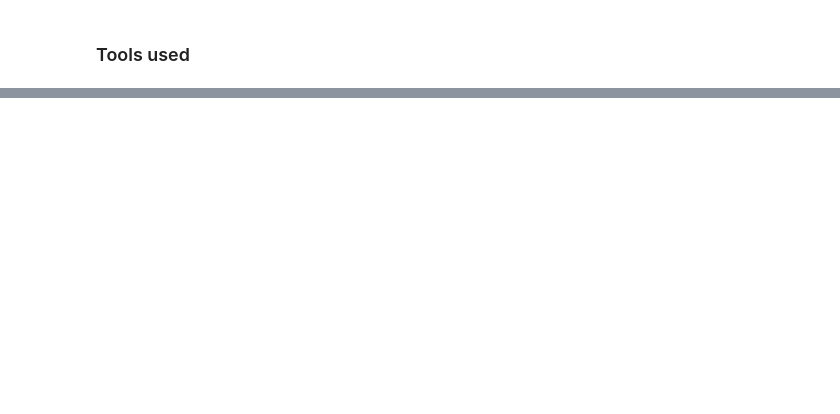
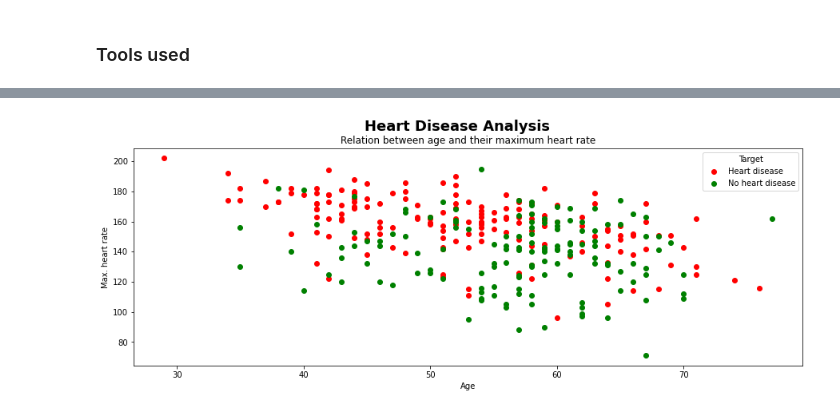
Before and after one commit to Ritsch1/Heart-Disease-Classifier, a Jupyter notebook: notebooks/Heart-Disease-Classification.ipynb, the cells around one changed output, grey strips where cells are left out. Cells and saved outputs as stored; diff of their text form; code cells hidden in the pictures; blank space fills up the shorter version.

```diff
--- a/notebooks/Heart-Disease-Classification.ipynb
+++ b/notebooks/Heart-Disease-Classification.ipynb
@@ -95,0 +211,4 @@ from sklearn.model_selection import train_test_split, cross_val_score, Randomize
+# %%
+#thalach-feature relation age-feature
+thalach_age_relation = df[["thalach","age","target"]]
+thalach_age_relation
@@ -95,0 +229,24 @@ from sklearn.model_selection import train_test_split, cross_val_score, Randomize
+# %%
+#visualize the above relation
+fig, ax1 = plt.subplots(figsize=(15,5),
+                              nrows=1,
+                              ncols=1)
+
+positive_patients = thalach_age_relation[thalach_age_relation["target"] == 1]
+negative_patients = thalach_age_relation[thalach_age_relation["target"] == 0]
+
+#Plotting the positive patients' age against there thalach level
+scatter = ax1.scatter(positive_patients["age"], positive_patients["thalach"],c="red")
+
+#Plotting the negative patients' age against there thalach level
+scatter = ax1.scatter(negative_patients["age"], negative_patients["thalach"], c="green")
+
+ax1.set(title="Relation between age and their maximum heart rate",
+        xlabel="Age",
+        ylabel="Max. heart rate");
+
+ax1.legend(scatter.legend_elements(),labels=["Heart disease","No heart disease"],title="Target")
+
+fig.suptitle("Heart Disease Analysis", fontsize=18, fontweight="bold");
+# %% [output]
+[figure, added]
```
Also changed, not shown: parts of 68 cells of this notebook.
